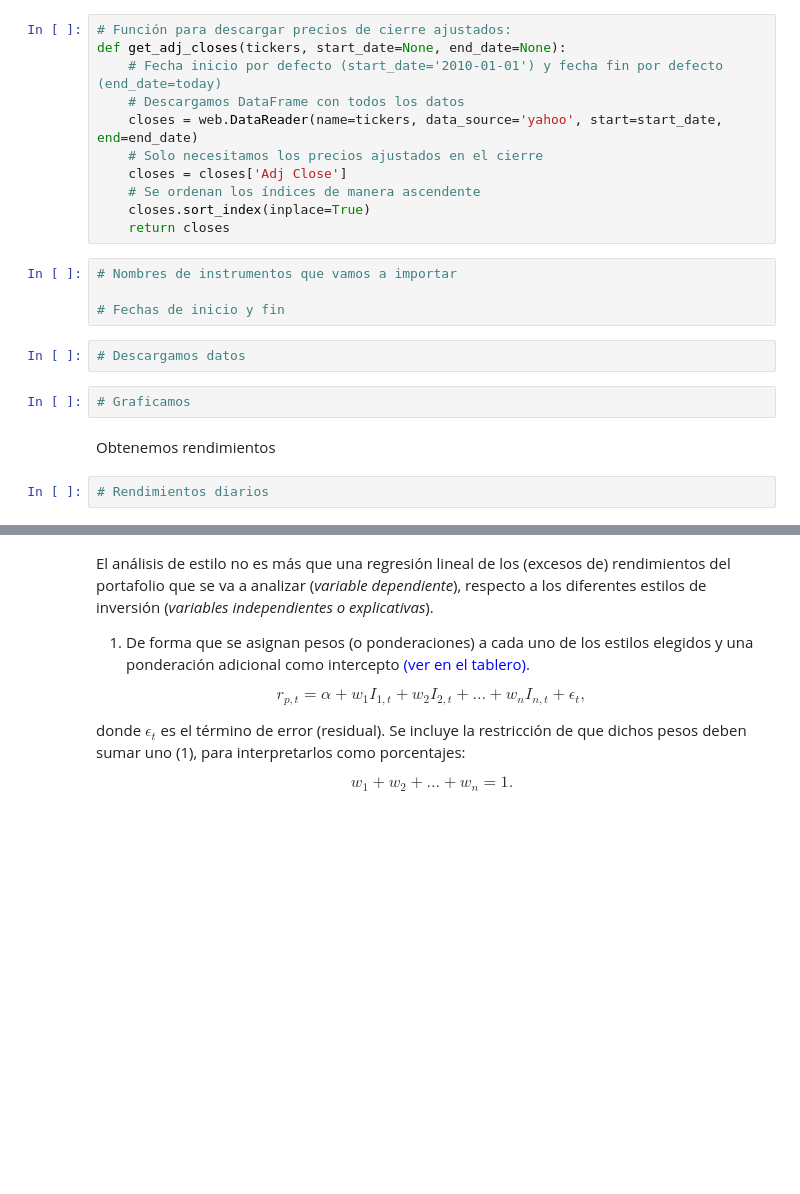
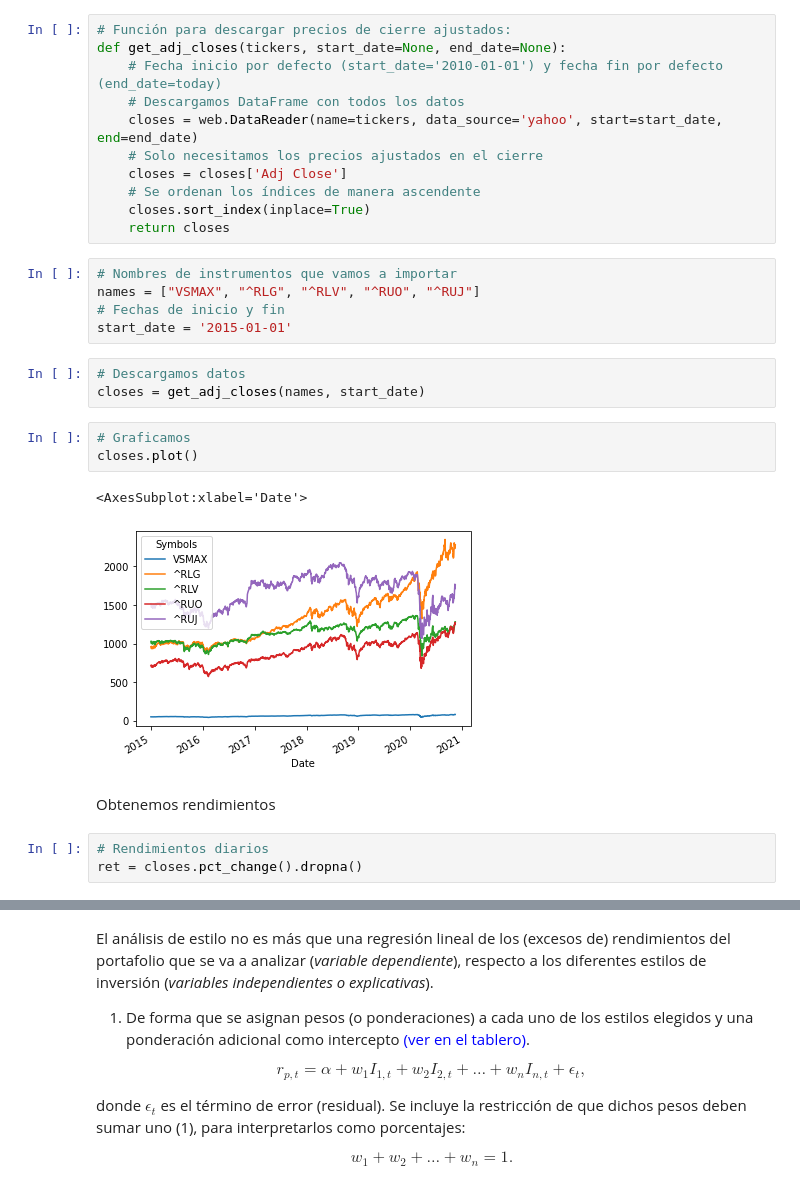
Before and after one commit to duarteandres/porinvo2020, a Jupyter notebook: Modulo4/Clase18_AnalisisEstilo.ipynb, the cells around one changed output, grey strips where cells are left out. Drawn from its saved outputs; the diff is of its cells as text; blank space fills up the shorter version.

```diff
--- a/Modulo4/Clase18_AnalisisEstilo.ipynb
+++ b/Modulo4/Clase18_AnalisisEstilo.ipynb
@@ -85,15 +85,22 @@ def get_adj_closes(tickers, start_date=None, end_date=None):
     return closes
 # %%
 # Nombres de instrumentos que vamos a importar
-
+names = ["VSMAX", "^RLG", "^RLV", "^RUO", "^RUJ"]
 # Fechas de inicio y fin
+start_date = '2015-01-01'
 # %%
 # Descargamos datos
+closes = get_adj_closes(names, start_date)
 # %%
 # Graficamos
+closes.plot()
+# %% [output]
+<AxesSubplot:xlabel='Date'>
+[figure, added]
 # %% [markdown]
 Obtenemos rendimientos
 # %%
 # Rendimientos diarios
+ret = closes.pct_change().dropna()
 # %%
 # Graficamos
```
Also changed, not shown: parts of 28 cells of this notebook, 5 other files.
